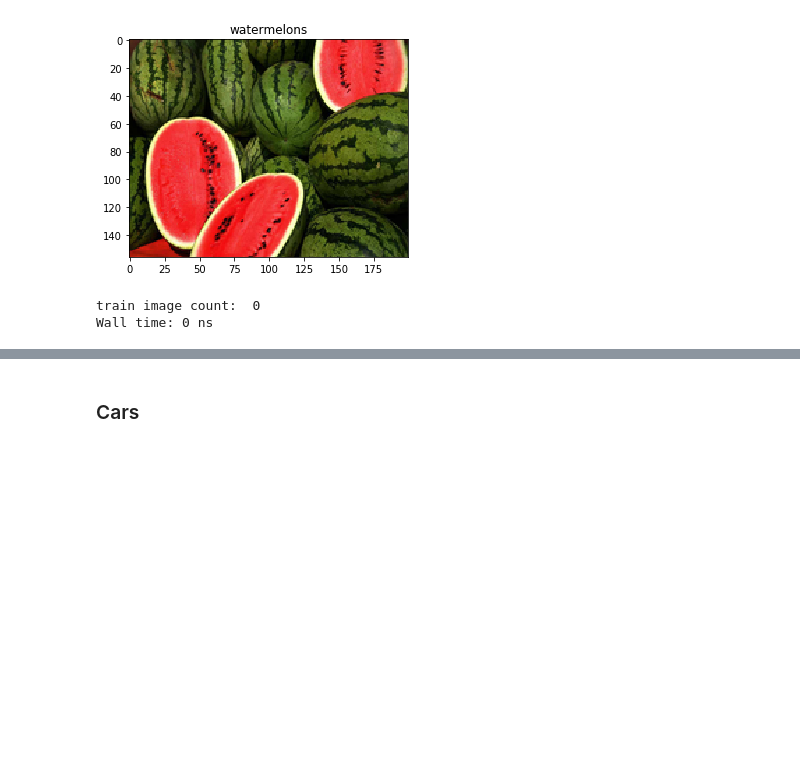
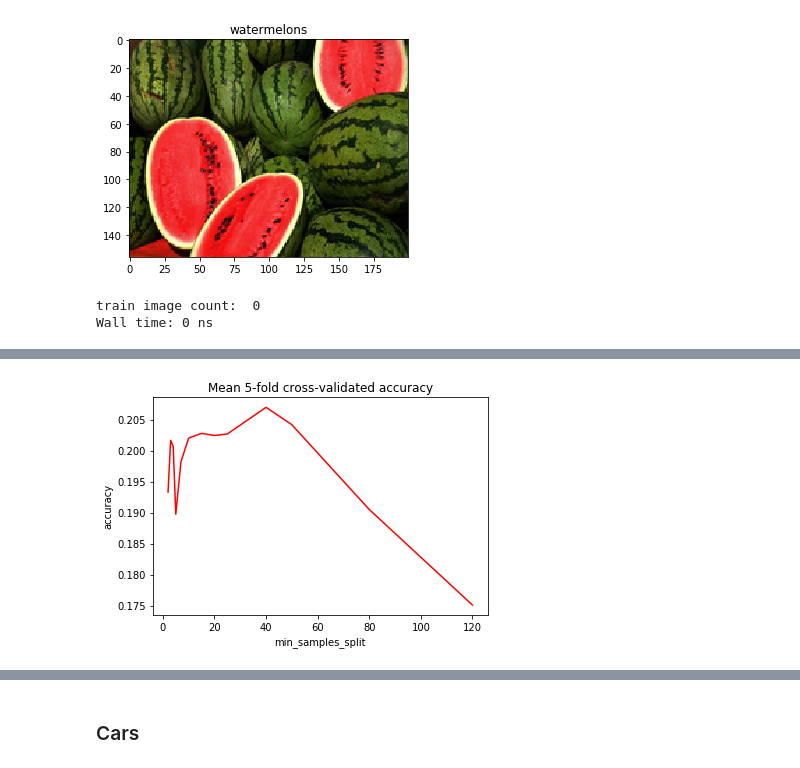
Before and after one commit to freecraver/ML-fun, a Jupyter notebook: deep_learning/Bag-of-Visual-Words-Python-master/bagofwordswilmamathias.ipynb, the cells around one changed output, grey strips where cells are left out. Cells and saved outputs as stored; diff of their text form; code cells hidden in the pictures; blank space fills up the shorter version.

```diff
--- a/deep_learning/Bag-of-Visual-Words-Python-master/bagofwordswilmamathias.ipynb
+++ b/deep_learning/Bag-of-Visual-Words-Python-master/bagofwordswilmamathias.ipynb
@@ -212,6 +212,8 @@ class BOV:
         return lb
 
 
+    def getHistogramLabels(self):
+        return self.bov_helper.getHistogramLabels()
 
     def testModel(self):
         """
@@ -705,0 +754,16 @@ Cluster
+# %%
+#%time fruits.runCrossval()
+histogramLabels = fruits.getHistogramLabels()
+names = ["Nearest Centroid", "Linear SVM","Decision Tree", "Naive Bayes","MLP"]
+classifiers = [NearestCentroid(metric="euclidean"),LinearSVC(dual=False),DecisionTreeClassifier(),GaussianNB(),MLPClassifier(solver='lbfgs', alpha=1e-5,hidden_layer_sizes=(5, 2), random_state=1)]
+
+for name, clf in zip(names, classifiers):
+    scoring = {'acc': 'accuracy','prec': 'precision_macro','rec': 'recall_macro'}
+    scores = cross_validate(clf, histogramLabels[0], histogramLabels[1], cv=5, scoring=scoring,return_train_score=True)
+    print(name," -- Training Set --", "Mean Accuracy", scores['train_acc'].mean())
+    print(name," -- Test Set --", "Mean Accuracy", scores['test_acc'].mean())
+    print(name," -- Training Set --", "Mean Precision", scores['train_prec'].mean())
+    print(name," -- Test Set --", "Mean Precision", scores['test_prec'].mean())
+    print(name," -- Training Set --", "Mean Recall", scores['train_rec'].mean())
+    print(name," -- Test Set --", "Mean Recall", scores['test_rec'].mean())
+print("Training completed")
@@ -705,0 +802,15 @@ Cluster
+# %%
+min_samples_splits = [2,3,4,5,7,10,15,20,25,40,50,80,120]
+results = []
+for min_samples_split in min_samples_splits:
+    clf = DecisionTreeClassifier(min_samples_split=min_samples_split)
+    scores = cross_validate(clf, histogramLabels[0], histogramLabels[1], cv=5)
+    results.append(scores['test_score'].mean())
+
+plt.plot(min_samples_splits, results, "r", label="Test Accuracy")
+plt.ylabel("accuracy")
+plt.xlabel("min_samples_split")
+plt.title("Mean 5-fold cross-validated accuracy")
+plt.show()
+# %% [output]
+[figure, added]
```
Also changed, not shown: parts of 9 cells of this notebook.
